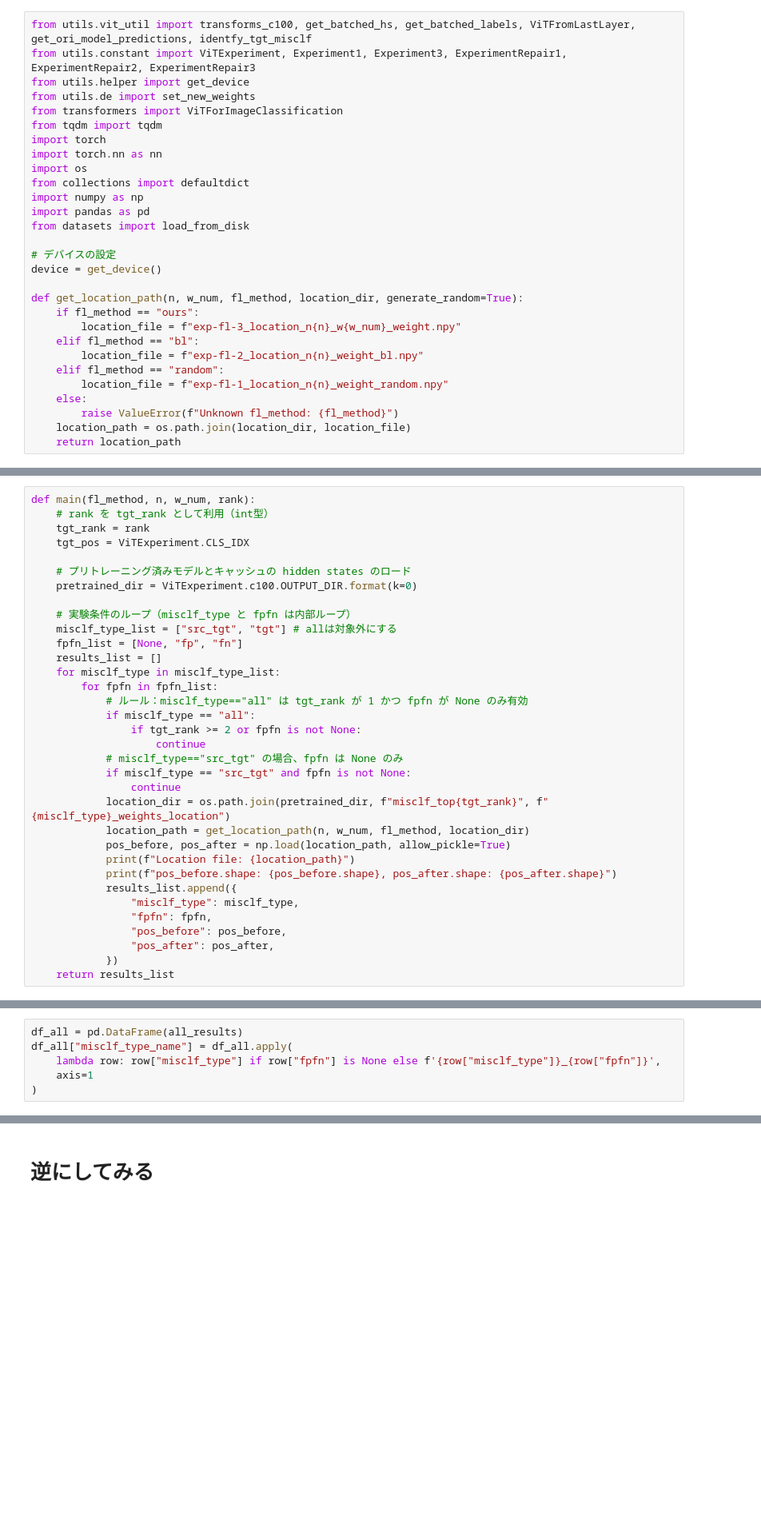
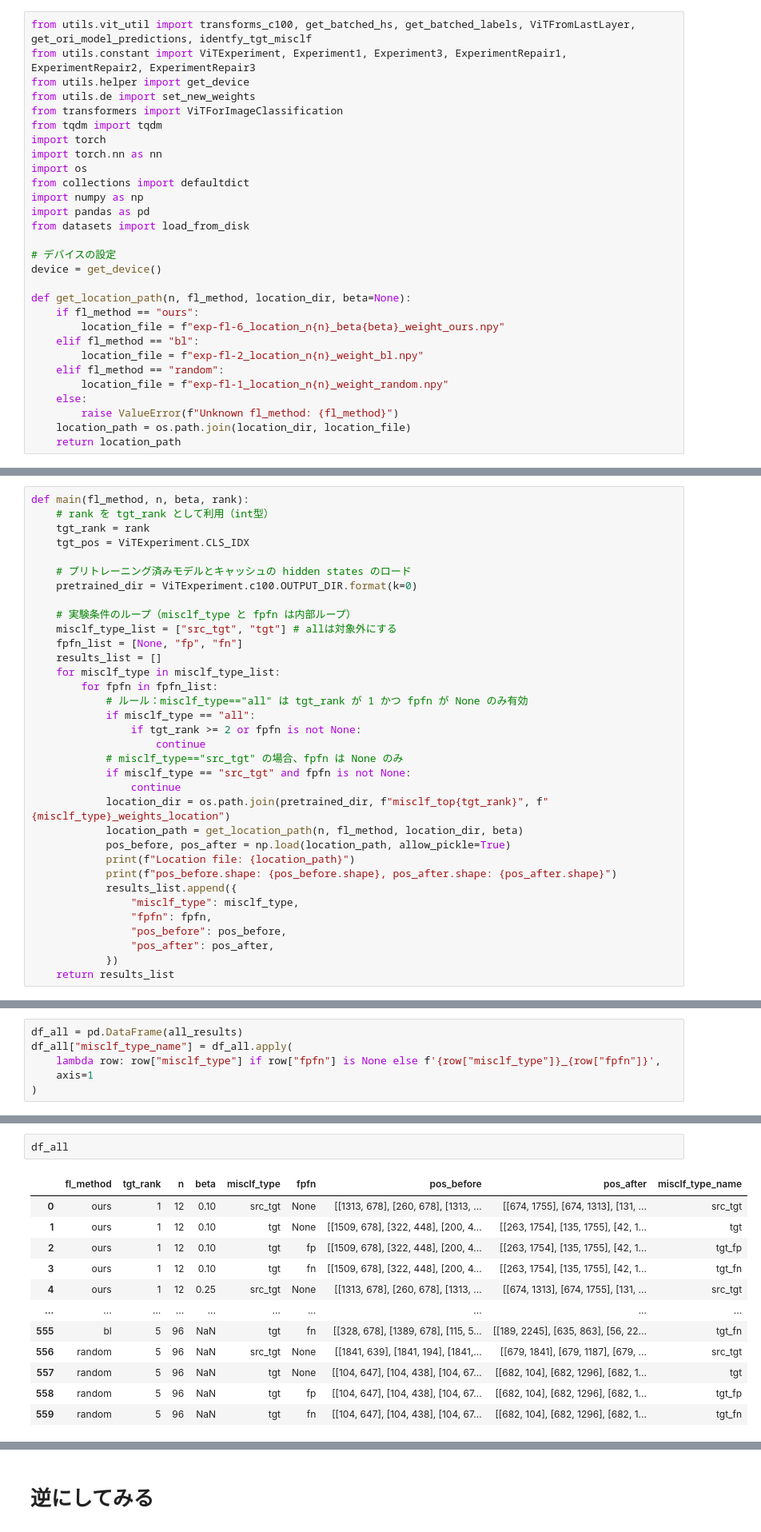
Before and after one commit to posl/RepTran-replication, a Jupyter notebook: src/exp-fl-6-eda-2.ipynb, the cells around one changed output, grey strips where cells are left out. Shown at 80% size. Saved outputs shown, nothing was run; the diff lists cells and outputs as text; blank space fills up the shorter version.

```diff
--- a/src/exp-fl-6-eda-2.ipynb
+++ b/src/exp-fl-6-eda-2.ipynb
@@ -27,9 +27,9 @@ from datasets import load_from_disk
 # デバイスの設定
 device = get_device()
 
-def get_location_path(n, w_num, fl_method, location_dir, generate_random=True):
+def get_location_path(n, fl_method, location_dir, beta=None):
     if fl_method == "ours":
-        location_file = f"exp-fl-3_location_n{n}_w{w_num}_weight.npy"
+        location_file = f"exp-fl-6_location_n{n}_beta{beta}_weight_ours.npy"
     elif fl_method == "bl":
         location_file = f"exp-fl-2_location_n{n}_weight_bl.npy"
     elif fl_method == "random":
@@ -41,7 +41,7 @@ def get_location_path(n, w_num, fl_method, location_dir, generate_random=True):
 # %% [output]
 Device: cuda
 # %%
-def main(fl_method, n, w_num, rank):
+def main(fl_method, n, beta, rank):
     # rank を tgt_rank として利用（int型）
     tgt_rank = rank
     tgt_pos = ViTExperiment.CLS_IDX
@@ -63,7 +63,7 @@ def main(fl_method, n, w_num, rank):
             if misclf_type == "src_tgt" and fpfn is not None:
                 continue
             location_dir = os.path.join(pretrained_dir, f"misclf_top{tgt_rank}", f"{misclf_type}_weights_location")
-            location_path = get_location_path(n, w_num, fl_method, location_dir)
+            location_path = get_location_path(n, fl_method, location_dir, beta)
             pos_before, pos_after = np.load(location_path, allow_pickle=True)
             print(f"Location file: {location_path}")
             print(f"pos_before.shape: {pos_before.shape}, pos_after.shape: {pos_after.shape}")
@@ -139,0 +129,15 @@ df_all["pos_before"].values[0].shape
+# %%
+df_all
+# %% [output]
+|  | fl_method | tgt_rank | n | beta | misclf_type | fpfn | pos_before | pos_after | misclf_type_name |
+| 0 | ours | 1 | 12 | 0.10 | src_tgt | None | [[1313, 678], [260, 678], [1313, ... | [[674, 1755], [674, 1313], [131, ... | src_tgt |
+| 1 | ours | 1 | 12 | 0.10 | tgt | None | [[1509, 678], [322, 448], [200, 4... | [[263, 1754], [135, 1755], [42, 1... | tgt |
+| 2 | ours | 1 | 12 | 0.10 | tgt | fp | [[1509, 678], [322, 448], [200, 4... | [[263, 1754], [135, 1755], [42, 1... | tgt_fp |
+| 3 | ours | 1 | 12 | 0.10 | tgt | fn | [[1509, 678], [322, 448], [200, 4... | [[263, 1754], [135, 1755], [42, 1... | tgt_fn |
+| 4 | ours | 1 | 12 | 0.25 | src_tgt | None | [[1313, 678], [260, 678], [1313, ... | [[674, 1313], [674, 1755], [131, ... | src_tgt |
+| ... | ... | ... | ... | ... | ... | ... | ... | ... | ... |
+| 555 | bl | 5 | 96 | NaN | tgt | fn | [[328, 678], [1389, 678], [115, 5... | [[189, 2245], [635, 863], [56, 22... | tgt_fn |
+| 556 | random | 5 | 96 | NaN | src_tgt | None | [[1841, 639], [1841, 194], [1841,... | [[679, 1841], [679, 1187], [679, ... | src_tgt |
+| 557 | random | 5 | 96 | NaN | tgt | None | [[104, 647], [104, 438], [104, 67... | [[682, 104], [682, 1296], [682, 1... | tgt |
+| 558 | random | 5 | 96 | NaN | tgt | fp | [[104, 647], [104, 438], [104, 67... | [[682, 104], [682, 1296], [682, 1... | tgt_fp |
+| 559 | random | 5 | 96 | NaN | tgt | fn | [[104, 647], [104, 438], [104, 67... | [[682, 104], [682, 1296], [682, 1... | tgt_fn |
```
Also changed, not shown: parts of 10 cells of this notebook, 34 other files.
